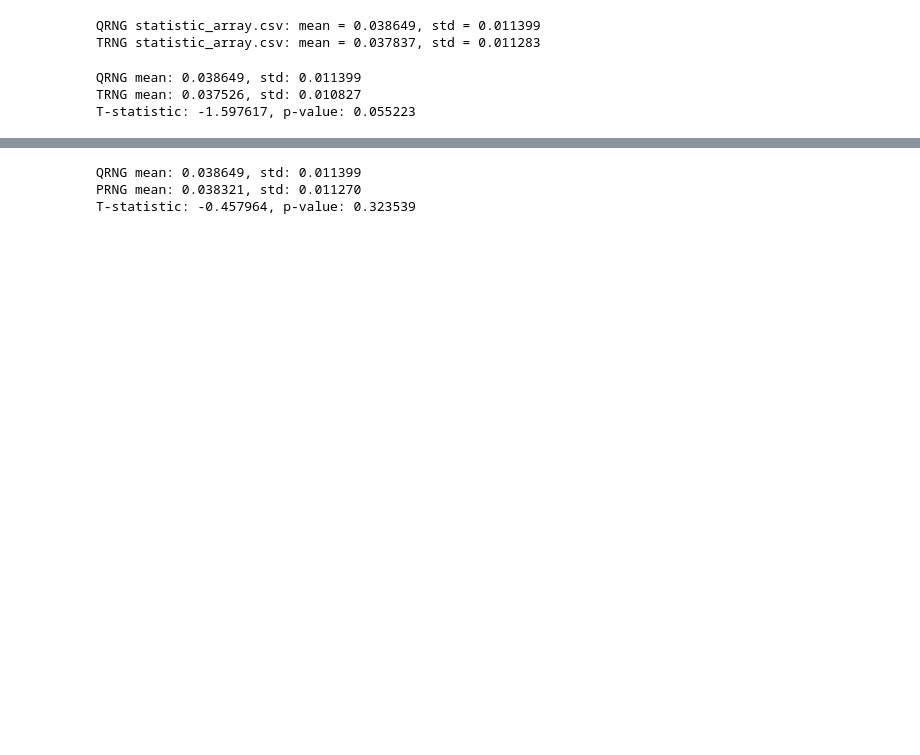
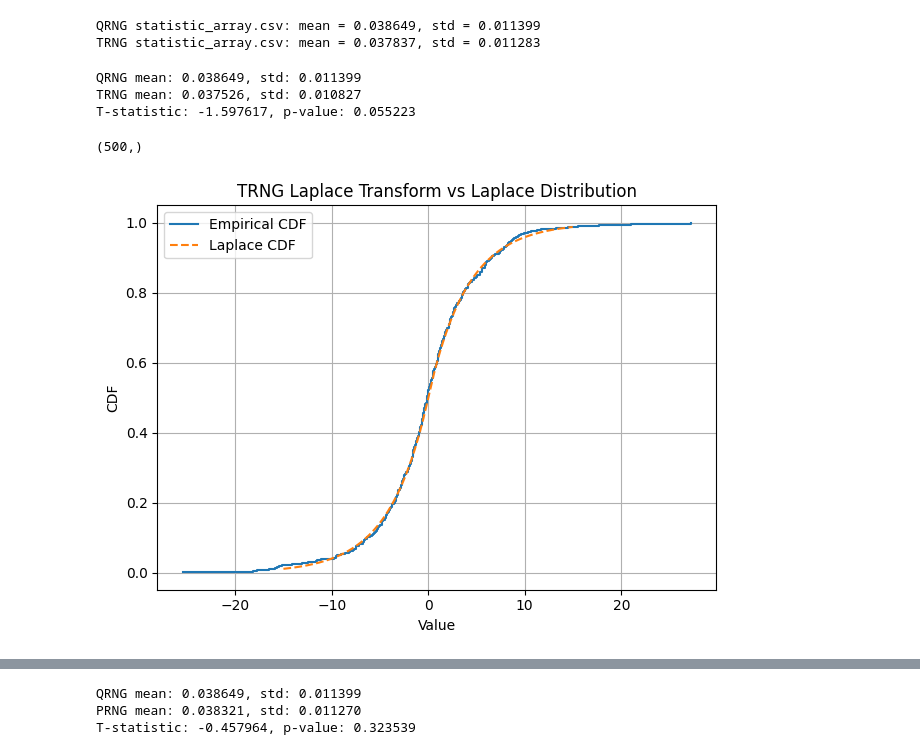
Before and after one commit to Kaya-Kaya/CMU-x-IDQuantique-Challenge, a Jupyter notebook: Task_4.ipynb, the cells around one changed output, grey strips where cells are left out. Cells and saved outputs as stored; diff of their text form; code cells hidden in the pictures; blank space fills up the shorter version.

```diff
--- a/Task_4.ipynb
+++ b/Task_4.ipynb
@@ -1338,6 +1338,12 @@ print(f"T-statistic: {t_stat:.6f}, p-value: {(p_value / 2):.6f}")
 QRNG mean: 0.038649, std: 0.011399
 TRNG mean: 0.037526, std: 0.010827
 T-statistic: -1.597617, p-value: 0.055223
+# %%
+TRNG_df = pd.DataFrame(TRNG_laplace)
+plot_cdf_vs_laplace(TRNG_df[0], "TRNG Laplace Transform vs Laplace Distribution")
+# %% [output]
+(500,)
+[figure, added]
 # %%
 import matplotlib.pyplot as plt
 import pandas as pd
```
Also changed, not shown: parts of 2 cells of this notebook.
